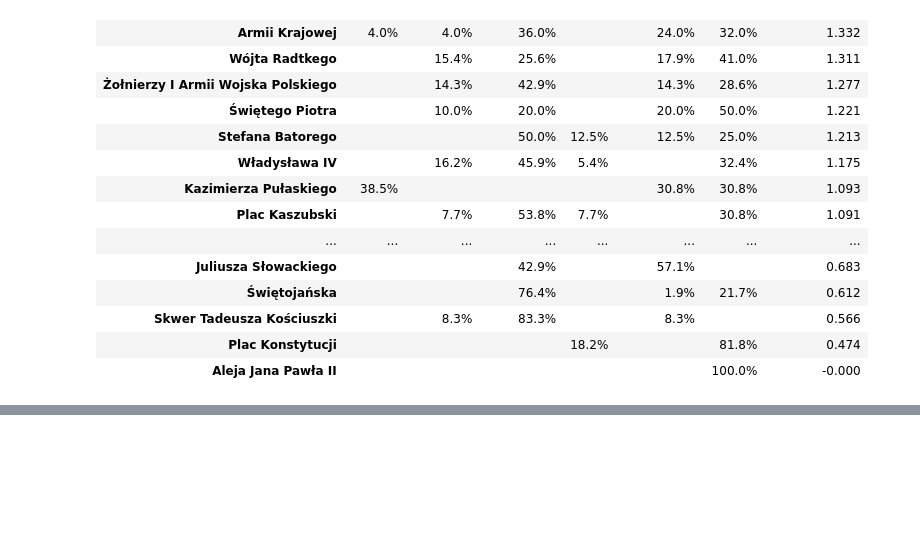
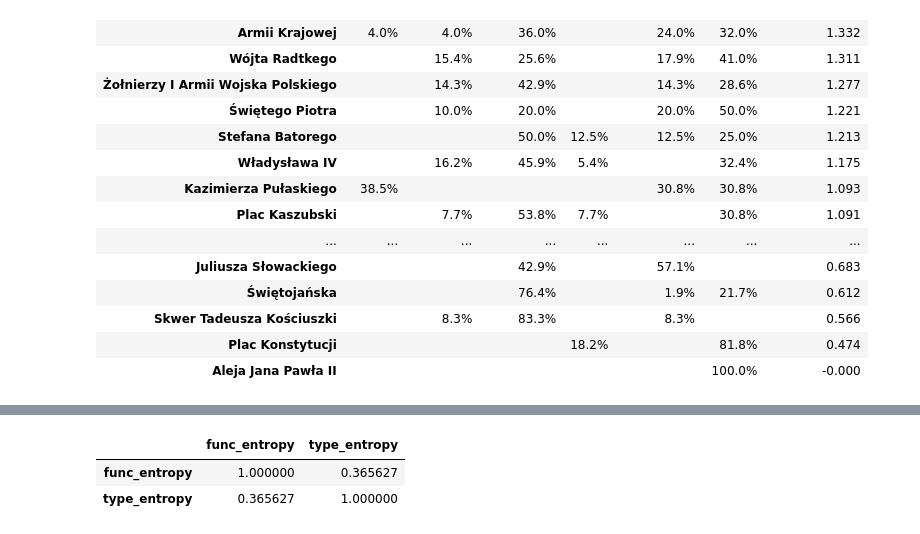
Before and after one commit to MichalRyplewicz/gdynia-srodmiescie, a Jupyter notebook: checkpoints/2026-10-27/2026.10.27_data_overview.ipynb, the cells around one changed output, grey strips where cells are left out. Saved outputs shown, nothing was run; the diff lists cells and outputs as text; code cells hidden in the pictures; blank space fills up the shorter version.

```diff
--- a/checkpoints/2026-10-27/2026.10.27_data_overview.ipynb
+++ b/checkpoints/2026-10-27/2026.10.27_data_overview.ipynb
@@ -277,0 +289,8 @@ building_type_shares.join(type_entropy["type_entropy"]).loc[
+# %%
+long.pipe(sm.street_metrics, buildings, cat_omitted=bf.NON_SERVICE).join(
+    type_entropy
+).loc[:, ["func_entropy", "type_entropy"]].corr(method="spearman")
+# %% [output]
+|  | func_entropy | type_entropy |
+| func_entropy | 1.000000 | 0.365627 |
+| type_entropy | 0.365627 | 1.000000 |
```
Also changed, not shown: parts of 5 cells of this notebook.
